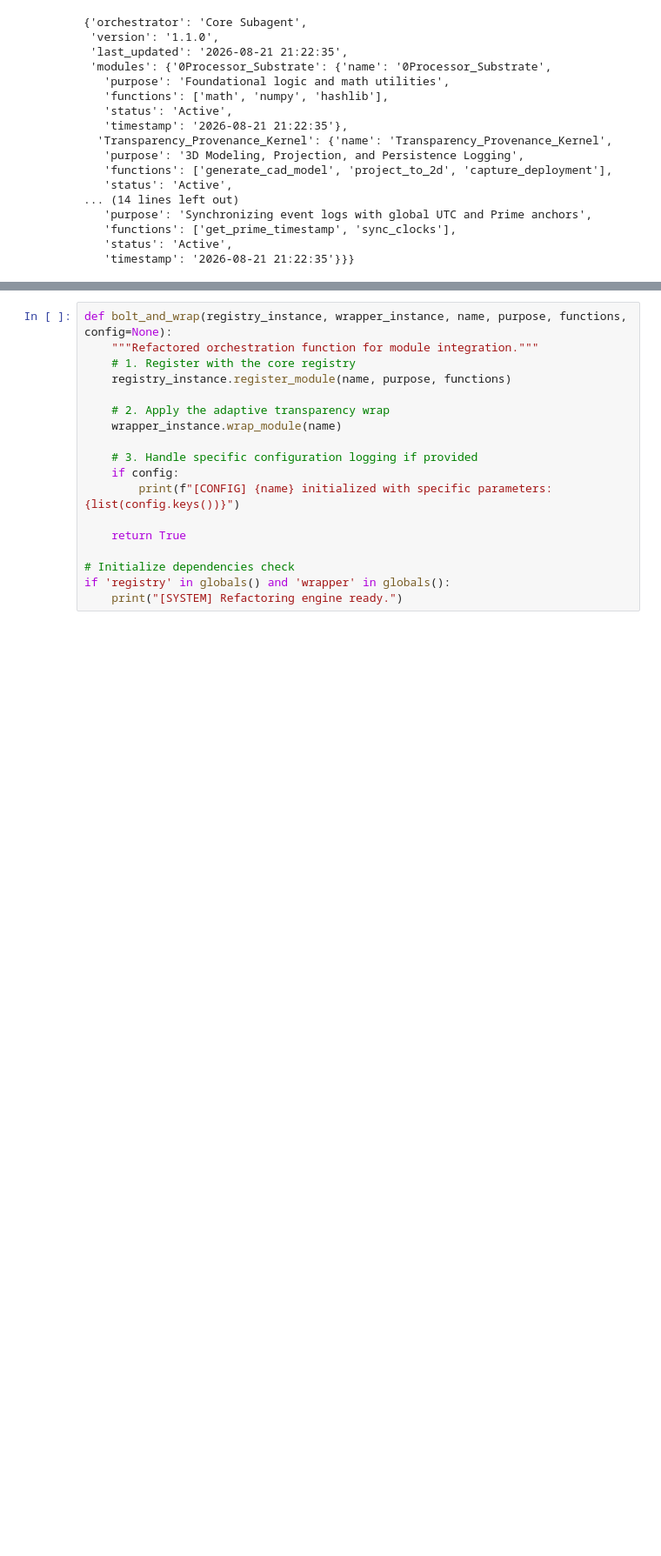
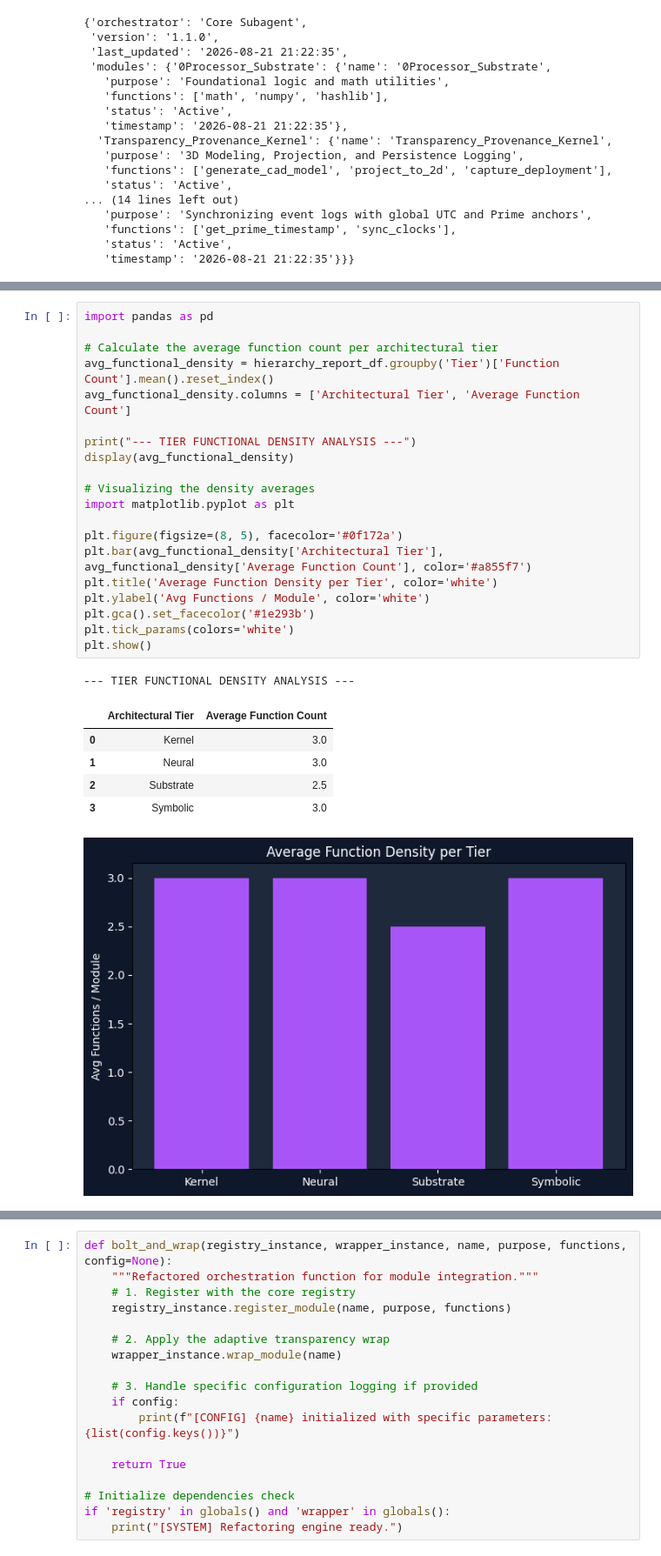
Before and after one commit to c4u534/AutoPoET, a Jupyter notebook: TLDE_Trandparency_Layer_Dev_Env.ipynb, the cells around one changed output, grey strips where cells are left out. Shown at 87% size. Cells and saved outputs as stored; diff of their text form; blank space fills up the shorter version.

```diff
--- a/TLDE_Trandparency_Layer_Dev_Env.ipynb
+++ b/TLDE_Trandparency_Layer_Dev_Env.ipynb
@@ -2449,0 +2716,28 @@ synchronize_blueprint_to_drive(registry)
+# %%
+import pandas as pd
+
+# Calculate the average function count per architectural tier
+avg_functional_density = hierarchy_report_df.groupby('Tier')['Function Count'].mean().reset_index()
+avg_functional_density.columns = ['Architectural Tier', 'Average Function Count']
+
+print("--- TIER FUNCTIONAL DENSITY ANALYSIS ---")
+display(avg_functional_density)
+
+# Visualizing the density averages
+import matplotlib.pyplot as plt
+
+plt.figure(figsize=(8, 5), facecolor='#0f172a')
+plt.bar(avg_functional_density['Architectural Tier'], avg_functional_density['Average Function Count'], color='#a855f7')
+plt.title('Average Function Density per Tier', color='white')
+plt.ylabel('Avg Functions / Module', color='white')
+plt.gca().set_facecolor('#1e293b')
+plt.tick_params(colors='white')
+plt.show()
+# %% [output]
+--- TIER FUNCTIONAL DENSITY ANALYSIS ---
+|  | Architectural Tier | Average Function Count |
+| 0 | Kernel | 3.0 |
+| 1 | Neural | 3.0 |
+| 2 | Substrate | 2.5 |
+| 3 | Symbolic | 3.0 |
+[figure, added]
```
Also changed, not shown: parts of 13 cells of this notebook.
